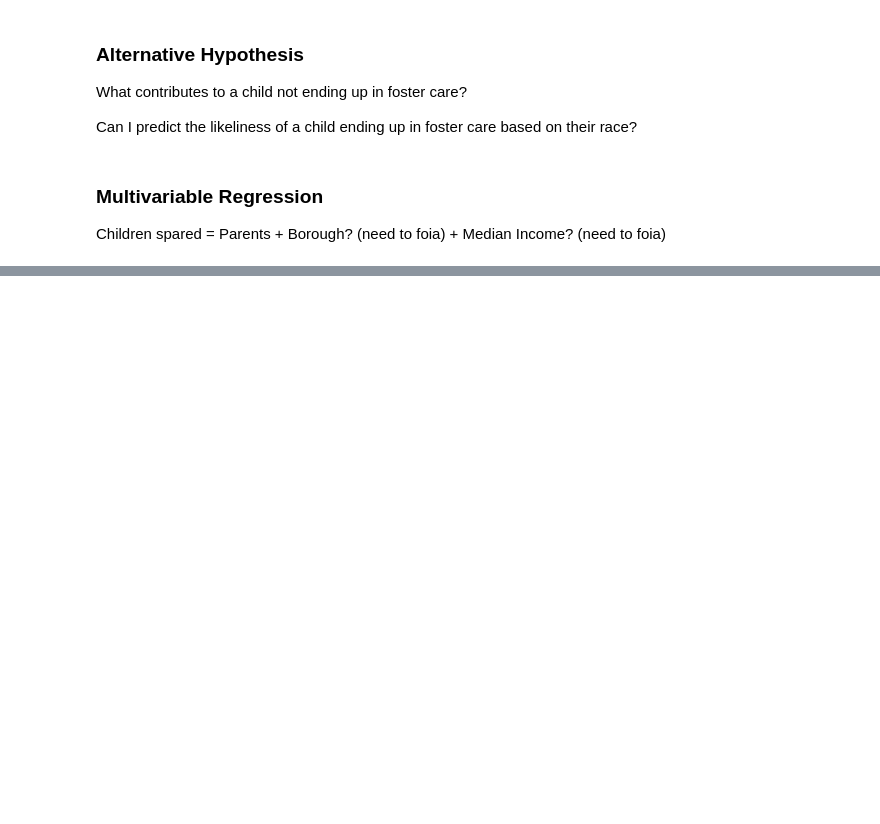
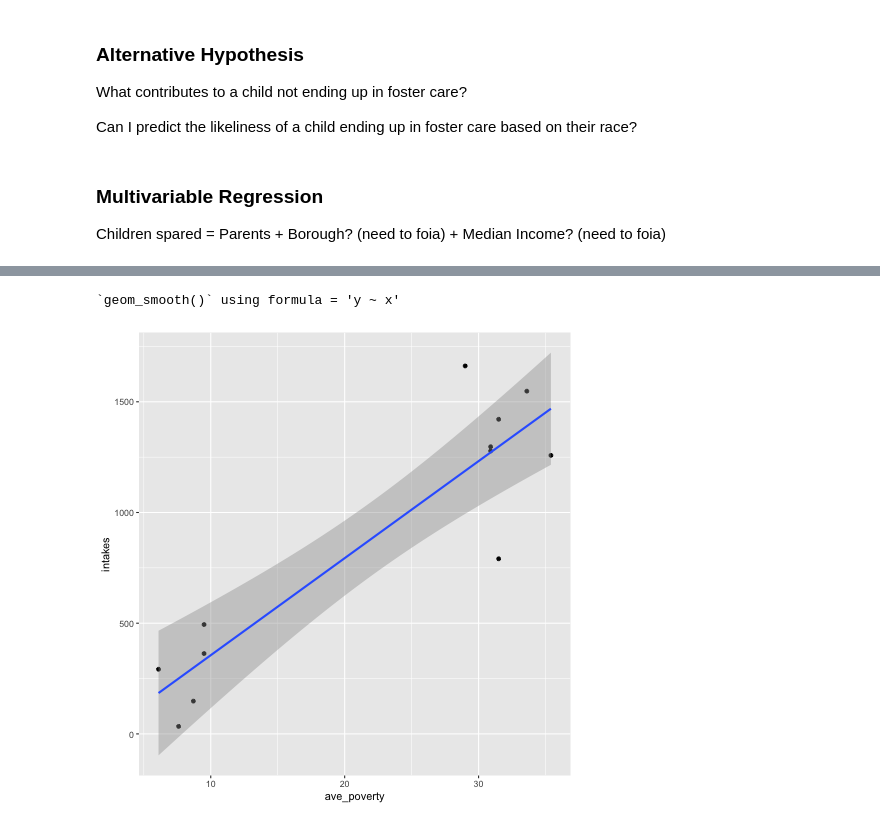
Before and after one commit to katrventura/nyc-child-services, a Jupyter notebook: notebook.ipynb, the cells around one changed output, grey strips where cells are left out. Saved outputs shown, nothing was run; the diff lists cells and outputs as text; code cells hidden in the pictures; blank space fills up the shorter version.

```diff
--- a/notebook.ipynb
+++ b/notebook.ipynb
@@ -332,0 +429,16 @@ Children spared = Parents + Borough? (need to foia) + Median Income? (need to fo
+# %%
+# demographics of community districts with highest povert and lowest poverty rates in nyc
+data = {
+    'borough': ['bronx-1', 'bronx-2', 'bronx-3', 'bronx-4', 'bronx-5', 'bronx-6', 'bronx-9', 'brooklyn-6', 'manhattan-2', 'manhattan-6', 'manhattan-7', 'manhattan-8'],
+    'intakes': [1421, 791, 1278, 1548, 1258, 1297, 1662, 363, 34, 148, 494, 292],
+    'foster': [65, 41, 42, 64, 42, 43, 50, 19, 0, 0, 17, 0],
+    'pct_foster': [4.6, 5.2, 3.3, 4.1, 3.3, 3.3, 3, 5.2, 0, 0, 3.4, 0],
+    'ave_poverty': [31.5, 31.5, 30.9, 33.6, 35.4, 30.9, 29, 9.5, 7.6, 8.7, 9.5, 6.1],
+    'pct_asian': [0.6, 0.6, 0.9, 1.5, 1.5, 0.9, 8.3, 7.5, 14.9, 17.3, 9.7, 10.8],
+    'pct_black': [26.3, 26.3, 32.2, 28.3, 25.7, 32.2, 28.1, 7.9, 1.8, 3.3, 4.9, 2],
+    'pct_hispanic': [69.9, 69.9, 63.3, 66.3, 70.3, 63.3, 57.8, 14.6, 6.6, 7.5, 14.4, 9.7],
+    'pct_white': [2.2, 2.2, 2.5, 2.3, 1, 2.5, 2.9, 65, 73.1, 69.4, 68, 74.9]
+}
+
+df_data = pd.DataFrame(data)
+df_data
@@ -332,0 +486,7 @@ Children spared = Parents + Borough? (need to foia) + Median Income? (need to fo
+# %%
+%%R
+
+ggplot(df_data,aes(y=intakes,x=ave_poverty))+geom_point()+geom_smooth(method="lm")
+# %% [output]
+`geom_smooth()` using formula = 'y ~ x'
+[figure, added]
```
Also changed, not shown: parts of 27 cells of this notebook, 4 other files.
